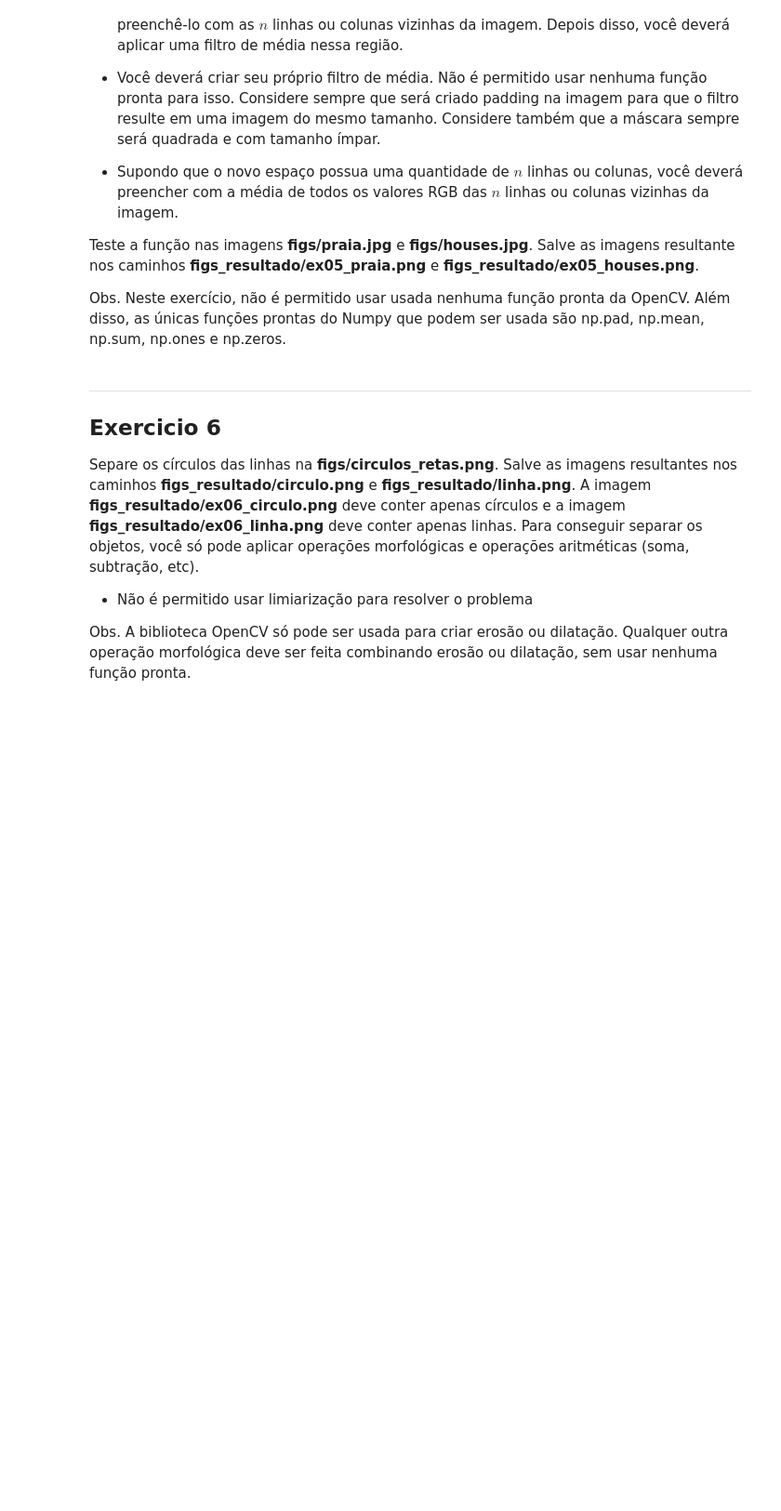
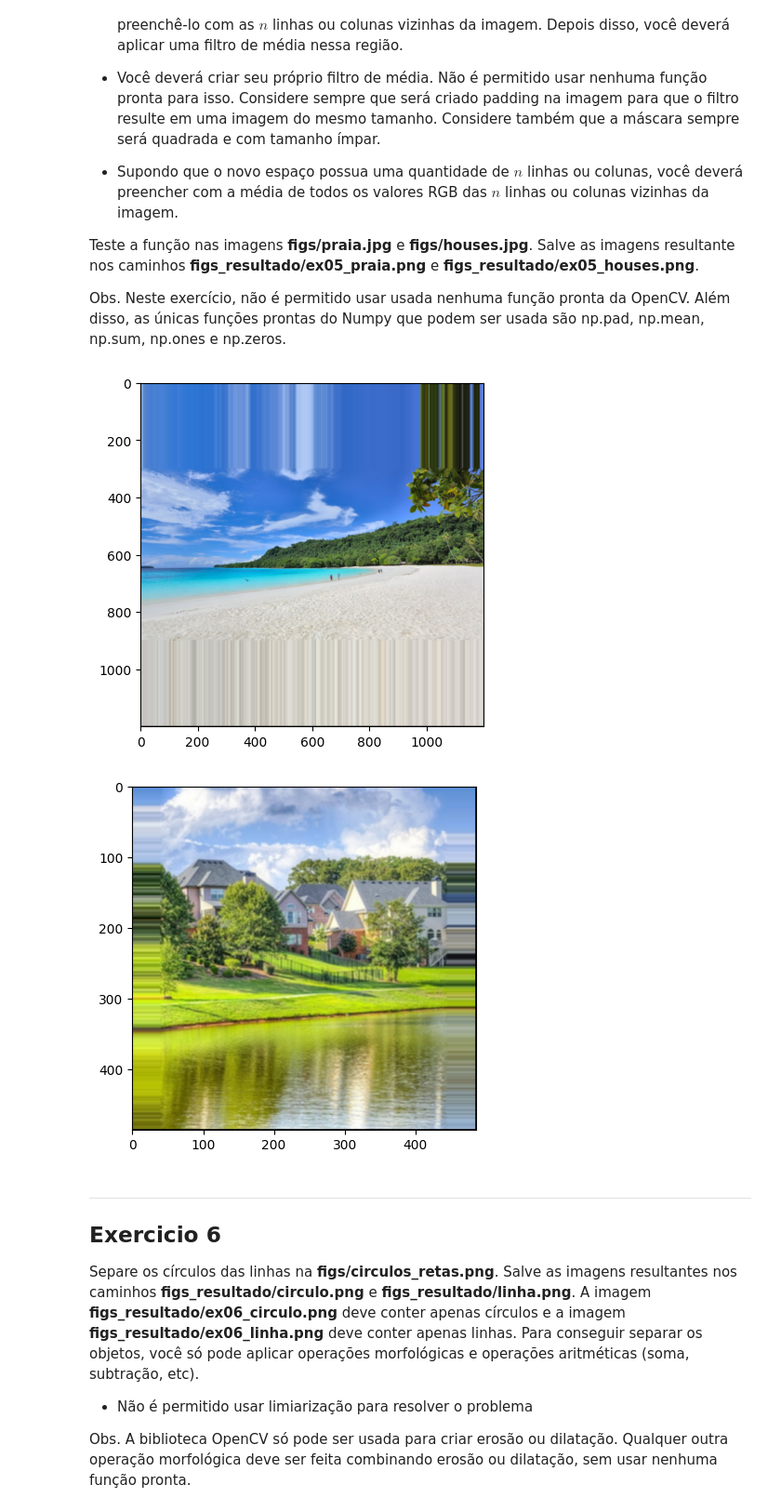
Before and after one commit to GabrielCCrispi/processamento_img, a Jupyter notebook: 2024S2_PDI_AC2/2024S1_PDI_AC2.ipynb, the cells around one changed output. Shown: that part at 93% size. Cells and saved outputs as stored; diff of their text form; code cells hidden in the pictures; blank space fills up the shorter version.

```diff
--- a/2024S2_PDI_AC2/2024S1_PDI_AC2.ipynb
+++ b/2024S2_PDI_AC2/2024S1_PDI_AC2.ipynb
@@ -231,8 +231,9 @@ Salve as imagens resultante nos caminhos **figs_resultado/ex05_praia.png** e **f
 
 Obs. Neste exercício, não é permitido usar usada nenhuma função pronta da OpenCV. Além disso, as únicas funções prontas do Numpy que podem ser usada são np.pad, np.mean, np.sum, np.ones e np.zeros.
 # %%
-import cv2
 import numpy as np
+import matplotlib.pyplot as plt
+import matplotlib.image as mpimg
 
 def apply_mean_filter(img, kernel_size):
     # Obter as dimensões da imagem
@@ -253,35 +254,48 @@ def apply_mean_filter(img, kernel_size):
     return new_img
 
 def make_square(img_path, output_path):
     # Carregar a imagem
-    img = cv2.imread(img_path)
+    img = mpimg.imread(img_path)
 
     # Obter as dimensões da imagem
     height, width, _ = img.shape
 
     # Calcular a diferença entre a altura e a largura
     diff = abs(height - width)
 
     # Verificar se a imagem é retrato ou paisagem
     if height > width:
         # Adicionar espaço nas laterais
         padding = ((0, 0), (diff // 2, diff - diff // 2), (0, 0))
     else:
         # Adicionar espaço na parte superior e inferior
         padding = ((diff // 2, diff - diff // 2), (0, 0), (0, 0))
 
     # Adicionar o espaço à imagem
     img_padded = np.pad(img, padding, mode='edge')
 
     # Aplicar o filtro de média
     img_filtered = apply_mean_filter(img_padded, 3)
 
     # Salvar a imagem resultante
-    cv2.imwrite(output_path, img_filtered)
+    plt.imsave(output_path, img_filtered)
 
 # Testar a função
 make_square('figs/praia.jpg', 'figs_resultado/ex05_praia.png')
 make_square('figs/houses.jpg', 'figs_resultado/ex05_houses.png')
+
+# Carregar e exibir a primeira imagem
+img1 = plt.imread('figs_resultado/ex05_praia.png')
+plt.imshow(img1)
+plt.show()
+
+# Carregar e exibir a segunda imagem
+img2 = plt.imread('figs_resultado/ex05_houses.png')
+plt.imshow(img2)
+plt.show()
+# %% [output]
+[figure, added]
+[figure, added]
 # %% [markdown]
 ----
 ## Exercicio 6
```
Also changed, not shown: 2 other files.
